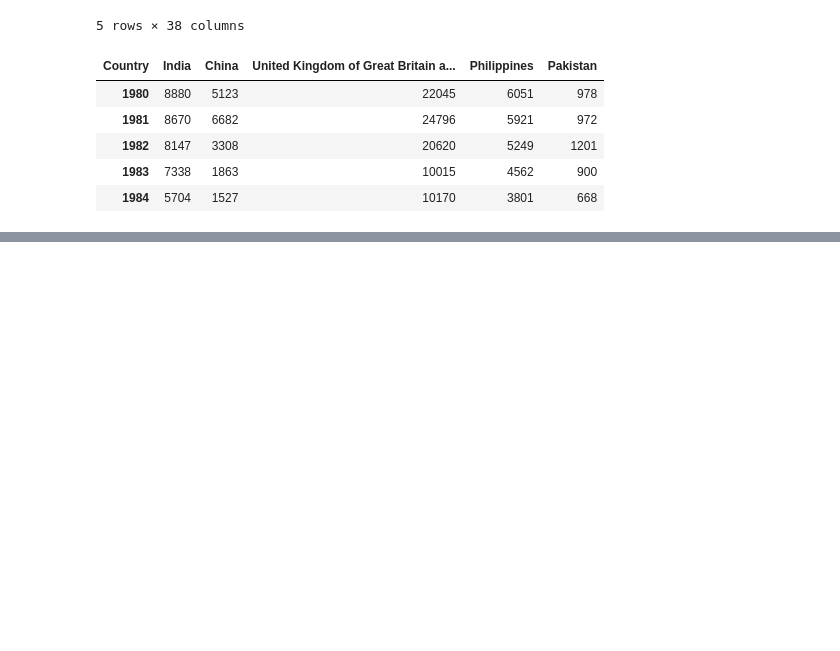
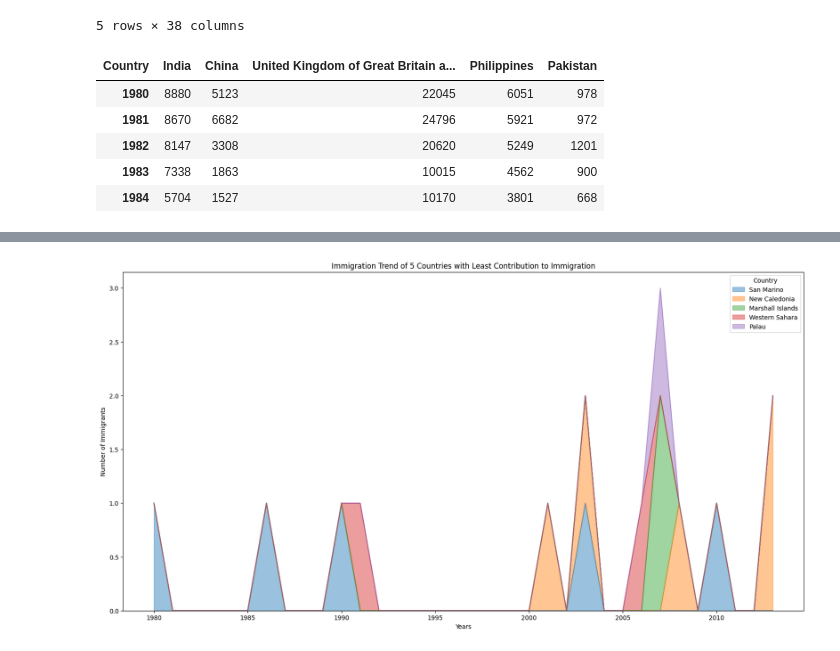
Before and after one commit to leshni/testrepo, a Jupyter notebook: Canada_Immigration_Data_all.ipynb, the cells around one changed output, grey strips where cells are left out. Saved outputs shown, nothing was run; the diff lists cells and outputs as text; code cells hidden in the pictures; blank space fills up the shorter version.

```diff
--- a/Canada_Immigration_Data_all.ipynb
+++ b/Canada_Immigration_Data_all.ipynb
@@ -299,0 +266,25 @@ plt.show()
+# %%
+#Use the scripting layer to create a stacked area plot of the 5 countries that contributed the least to immigration to
+#Canada from 1980 to 2013. Use a transparency value of 0.45.
+
+
+# get the 5 countries with the least immigration
+df_least5 = df_imi.tail(5)
+
+# transpose the dataframe
+df_least5 = df_least5[years].transpose()
+df_least5.head()
+
+ #change the index values of df_least5 to type integer for plotting
+df_least5.index = df_least5.index.map(int)
+
+#Alpha value gives the plot transparency
+df_least5.plot(kind='area', alpha=0.45, figsize=(20, 10))
+
+plt.title('Immigration Trend of 5 Countries with Least Contribution to Immigration')
+plt.ylabel('Number of Immigrants')
+plt.xlabel('Years')
+
+plt.show()
+# %% [output]
+[figure, added]
```
Also changed, not shown: parts of 10 cells of this notebook.
